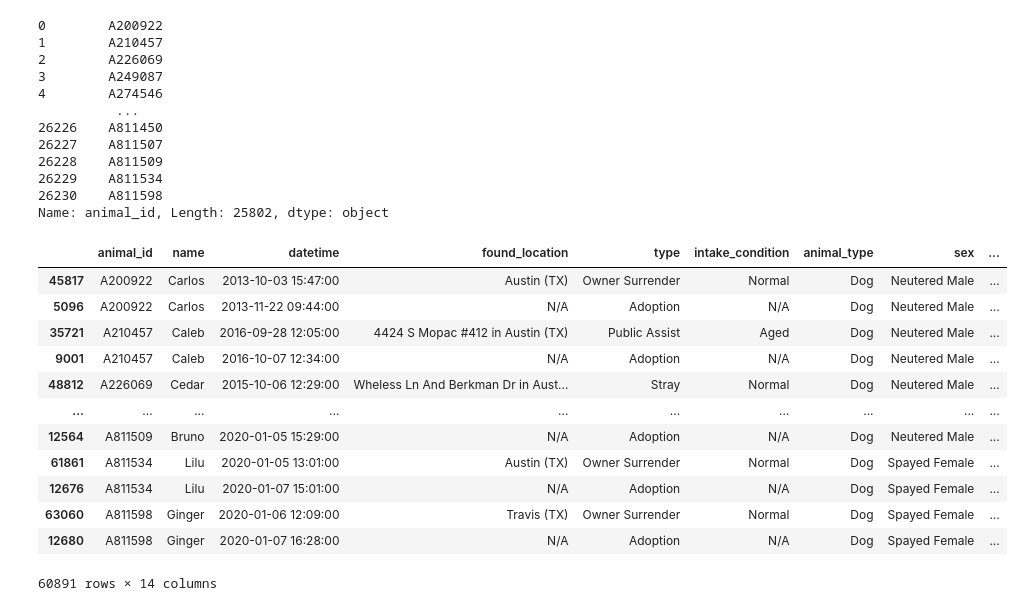
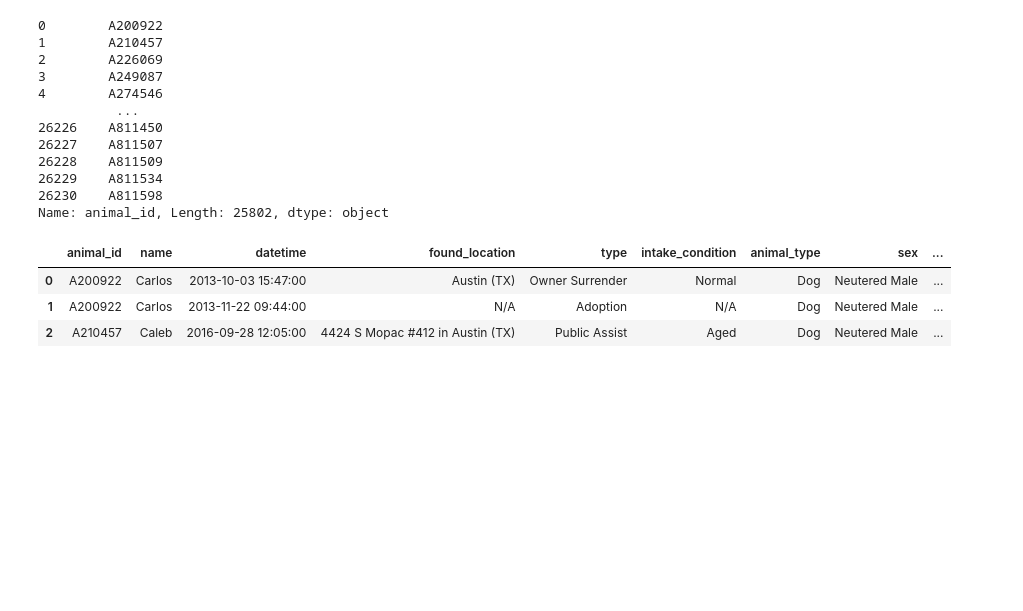
Before and after one commit to edhaarmanniv/Animal-Shelter-Project, a Jupyter notebook: master.ipynb, the cells around one changed output. Drawn from its saved outputs; the diff is of its cells as text; code cells hidden in the pictures; blank space fills up the shorter version.

Commit message:
working on length of stay

```diff
--- a/master.ipynb
+++ b/master.ipynb
@@ -214,19 +179,10 @@ matched_stays_df
 26230    A811598
 Name: animal_id, Length: 25802, dtype: object
 # %%
-working_df = dog_concat_df.loc[dog_concat_df["animal_id"].isin(matched_stays_df.values)]
-working_df
+working_df = dog_concat_df.loc[dog_concat_df["animal_id"].isin(matched_stays_df.values)].reset_index(drop=True)
+working_df.head(3)
 # %% [output]
 |  | animal_id | name | datetime | found_location | type | intake_condition | animal_type | sex | ... |
-| 45817 | A200922 | Carlos | 2013-10-03 15:47:00 | Austin (TX) | Owner Surrender | Normal | Dog | Neutered Male | ... |
-| 5096 | A200922 | Carlos | 2013-11-22 09:44:00 | N/A | Adoption | N/A | Dog | Neutered Male | ... |
-| 35721 | A210457 | Caleb | 2016-09-28 12:05:00 | 4424 S Mopac #412 in Austin (TX) | Public Assist | Aged | Dog | Neutered Male | ... |
-| 9001 | A210457 | Caleb | 2016-10-07 12:34:00 | N/A | Adoption | N/A | Dog | Neutered Male | ... |
-| 48812 | A226069 | Cedar | 2015-10-06 12:29:00 | Wheless Ln And Berkman Dr in Aust... | Stray | Normal | Dog | Neutered Male | ... |
-| ... | ... | ... | ... | ... | ... | ... | ... | ... | ... |
-| 12564 | A811509 | Bruno | 2020-01-05 15:29:00 | N/A | Adoption | N/A | Dog | Neutered Male | ... |
-| 61861 | A811534 | Lilu | 2020-01-05 13:01:00 | Austin (TX) | Owner Surrender | Normal | Dog | Spayed Female | ... |
-| 12676 | A811534 | Lilu | 2020-01-07 15:01:00 | N/A | Adoption | N/A | Dog | Spayed Female | ... |
-| 63060 | A811598 | Ginger | 2020-01-06 12:09:00 | Travis (TX) | Owner Surrender | Normal | Dog | Spayed Female | ... |
-| 12680 | A811598 | Ginger | 2020-01-07 16:28:00 | N/A | Adoption | N/A | Dog | Spayed Female | ... |
+| 0 | A200922 | Carlos | 2013-10-03 15:47:00 | Austin (TX) | Owner Surrender | Normal | Dog | Neutered Male | ... |
+| 1 | A200922 | Carlos | 2013-11-22 09:44:00 | N/A | Adoption | N/A | Dog | Neutered Male | ... |
+| 2 | A210457 | Caleb | 2016-09-28 12:05:00 | 4424 S Mopac #412 in Austin (TX) | Public Assist | Aged | Dog | Neutered Male | ... |
-60891 rows × 14 columns
```
Also changed, not shown: parts of 7 cells of this notebook.
